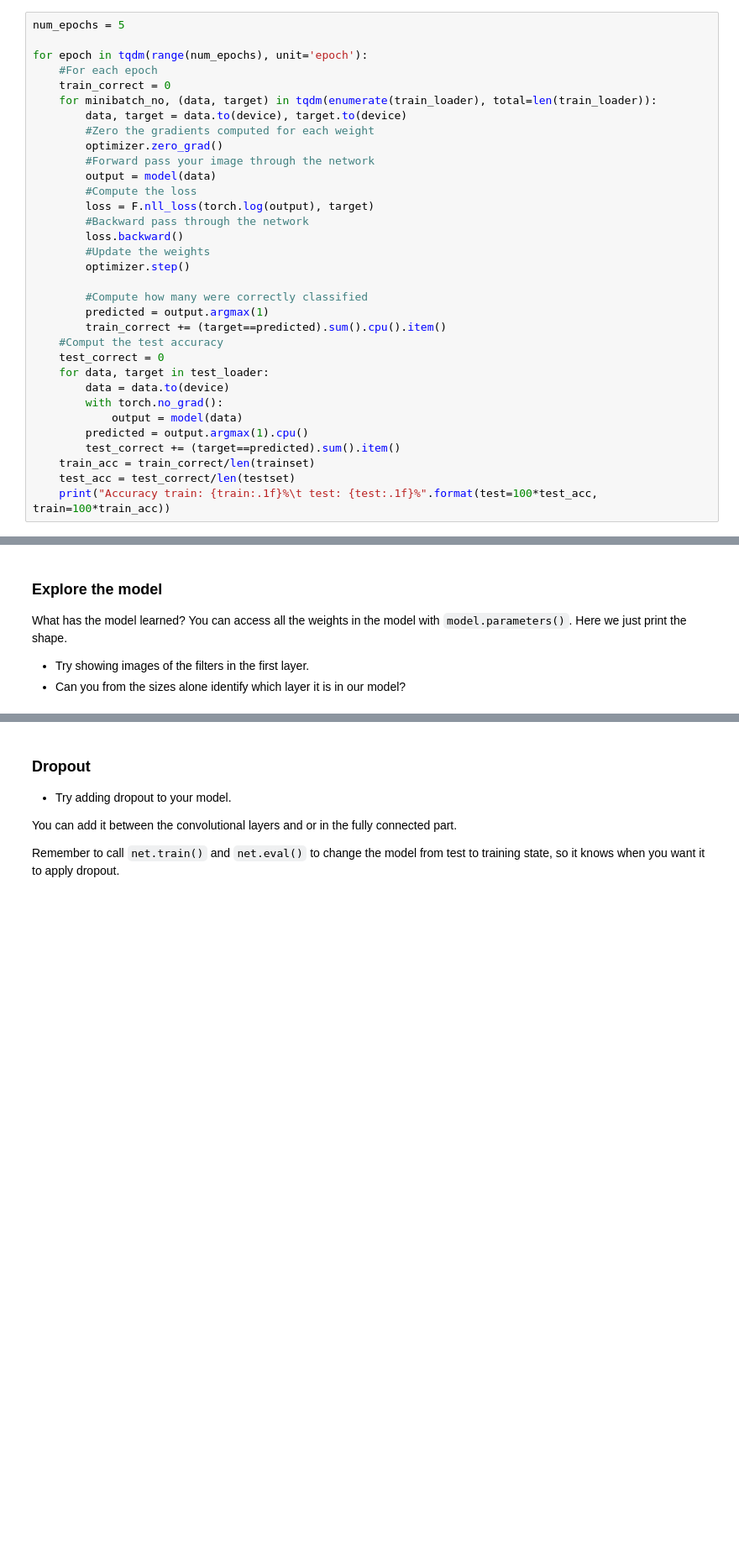
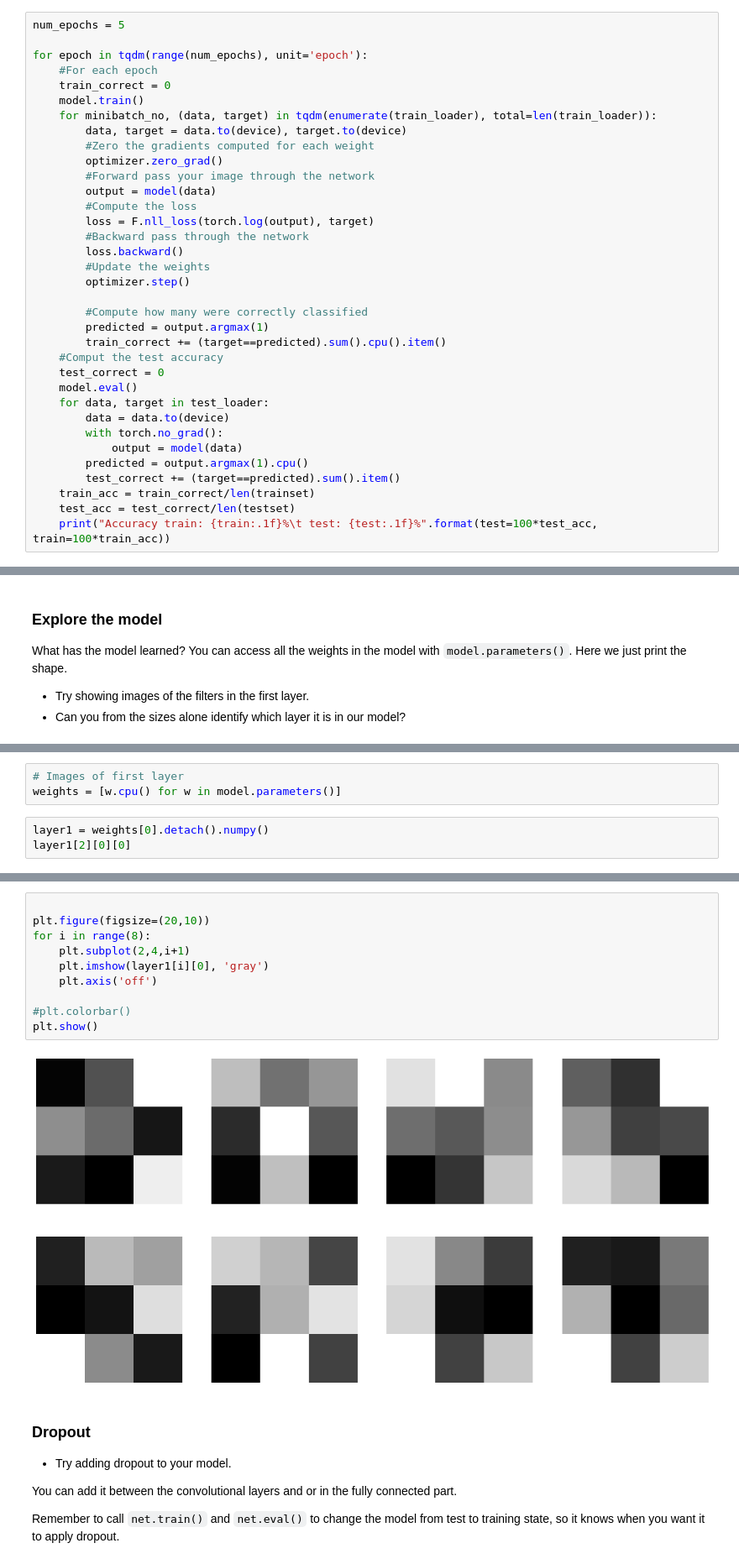
Before and after one commit to QahirYousefi/02514-Deep-Learning-in-Computer, a Jupyter notebook: Exercise_1_2.ipynb, the cells around one changed output, grey strips where cells are left out. Shown at 84% size. Saved outputs shown, nothing was run; the diff lists cells and outputs as text; blank space fills up the shorter version.

```diff
--- a/Exercise_1_2.ipynb
+++ b/Exercise_1_2.ipynb
@@ -106,6 +104,7 @@ num_epochs = 5
 for epoch in tqdm(range(num_epochs), unit='epoch'):
     #For each epoch
     train_correct = 0
+    model.train()
     for minibatch_no, (data, target) in tqdm(enumerate(train_loader), total=len(train_loader)):
         data, target = data.to(device), target.to(device)
         #Zero the gradients computed for each weight
@@ -124,6 +123,7 @@ for epoch in tqdm(range(num_epochs), unit='epoch'):
         train_correct += (target==predicted).sum().cpu().item()
     #Comput the test accuracy
     test_correct = 0
+    model.eval()
     for data, target in test_loader:
         data = data.to(device)
         with torch.no_grad():
@@ -164,0 +216,6 @@ What has the model learned? You can access all the weights in the model with `mo
+# %%
+# Images of first layer
+weights = [w.cpu() for w in model.parameters()]
+# %%
+layer1 = weights[0].detach().numpy()
+layer1[2][0][0]
@@ -165,3 +226,15 @@ What has the model learned? You can access all the weights in the model with `mo
+# %%
+
+plt.figure(figsize=(20,10))
+for i in range(8):
+    plt.subplot(2,4,i+1)
+    plt.imshow(layer1[i][0], 'gray')
+    plt.axis('off')
+
+#plt.colorbar()
+plt.show()
+# %% [output]
+[figure, added]
 # %% [markdown]
 ### Dropout
  * Try adding dropout to your model.
```
Also changed, not shown: parts of 11 cells of this notebook.
